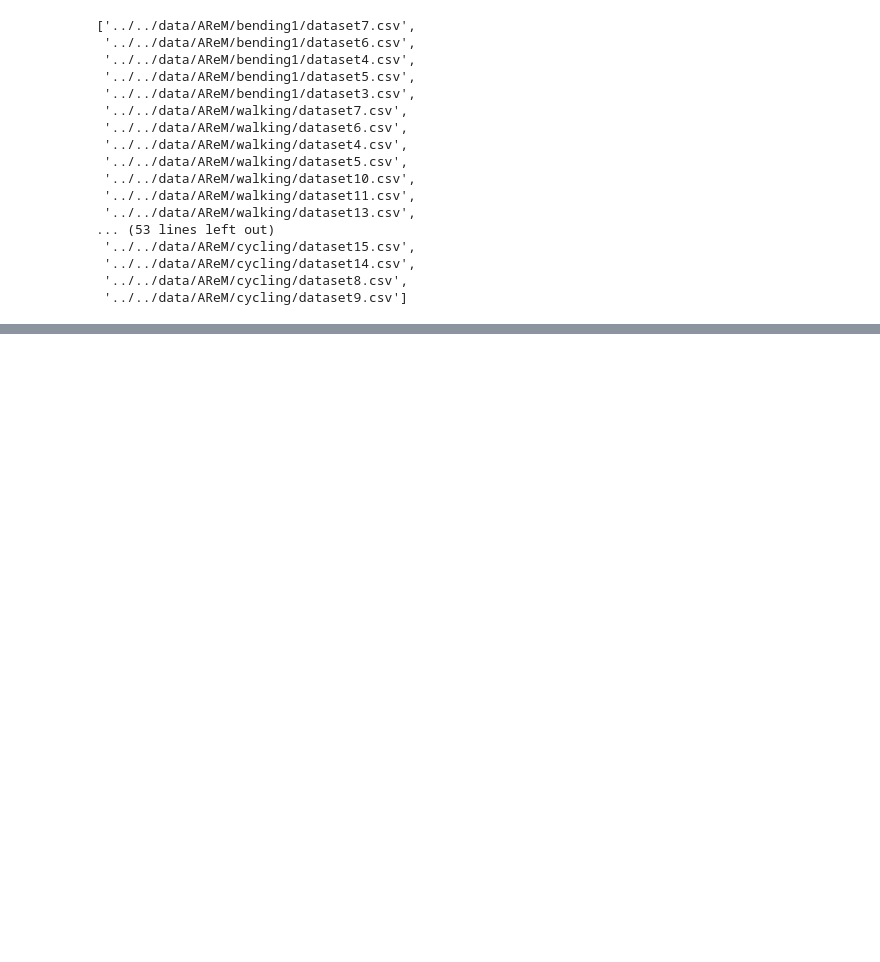
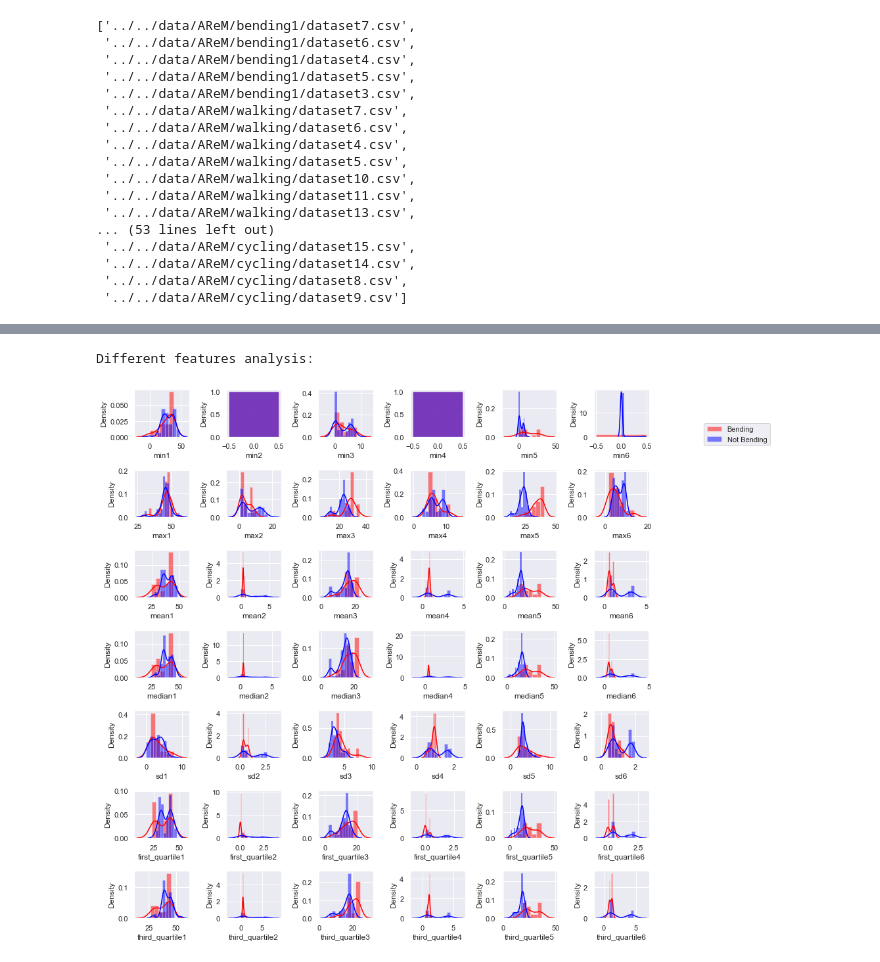
Before and after one commit to humera811/mldsnew, a Jupyter notebook: Homework4/notebook/TimeSeriesClassification/homework4.ipynb, the cells around one changed output, grey strips where cells are left out. Drawn from its saved outputs; the diff is of its cells as text; code cells hidden in the pictures; blank space fills up the shorter version.

```diff
--- a/Homework4/notebook/TimeSeriesClassification/homework4.ipynb
+++ b/Homework4/notebook/TimeSeriesClassification/homework4.ipynb
@@ -172,0 +178,3 @@ all_new_data
+# %%
+new_all_set = load_data(all_set, features)
+new_all_set
@@ -285,6 +254,8 @@ binary_features = [name+str(i) for i in [1,2,6] for name in binary_feature_names
 # %%
-activity_train_set = train_new_data
-activity_train_set['bending'] = [1 if data.find('bending') != -1 else 0
-                                for data in activity_train_set['activity'].to_list()]
+# as suggested on piazza @587 providing reasoning by using plots
+bend_train = new_all_set
+bend_train['bending'] = [1 if data.find('bending') != -1 else 0
+                                for data in bend_train['activity'].to_list()]
 
-activity_train_set = activity_train_set.drop(['activity'], axis=1)
+bend_train = bend_train.drop(['activity'], axis=1)
+bend_train
@@ -291 +276,30 @@ activity_train_set = activity_train_set.drop(['activity'], axis=1)
+# %%
+features = ['min','max','mean','median','sd','first_quartile','third_quartile']
+# https://gist.github.com/mwaskom/de44147ed2974457ad6372750bbe5751
+# making plot for useful features as suggested on piazza
+plt.figure(figsize=(12,12))
+for i, ft in enumerate(features, start =1):
+    for j in range(1,7):
+        plt.subplot(len(features), 6, 6*i+j-6)
+        sns.histplot(bend_train.loc[bend_train['bending']== 1][ft + str(j)] ,
+                     kde = True,
+                     color="red",
+                     stat="density",
+                     edgecolor=(1, 1, 1, .4),
+                     kde_kws=dict(cut=3),
+                     label="Bending")
+        sns.histplot(bend_train.loc[bend_train['bending']== 0][ft + str(j)],
+                     kde = True,
+                     color="blue",
+                     stat="density",
+                     kde_kws=dict(cut=3),
+                     edgecolor=(1, 1, 1, .4),
+                     label='Not Bending')
+print("Different features analysis: ")
+plt.tight_layout()
+plt.legend(loc=(2,10))
+plt.show()
+# %% [output]
+Different features analysis:
+[figure, added]
 # %%
```
Also changed, not shown: parts of 27 cells of this notebook.
